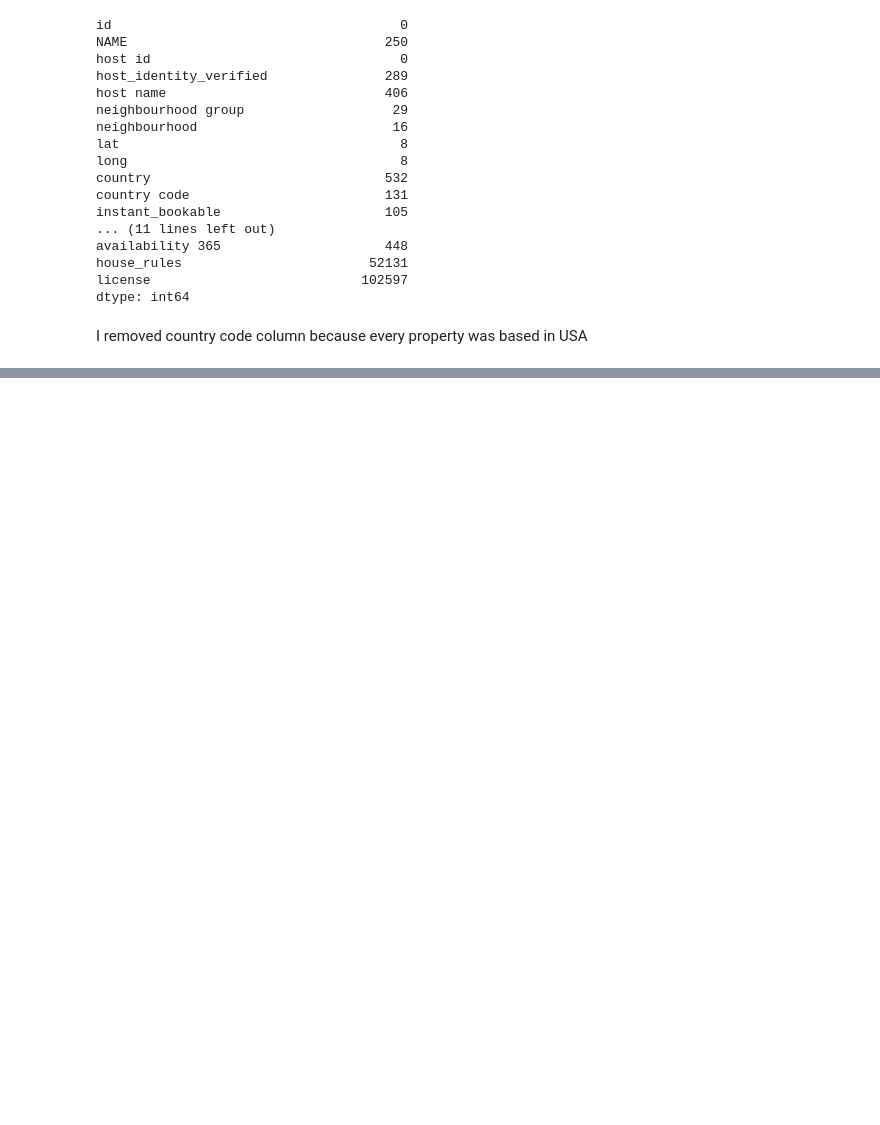
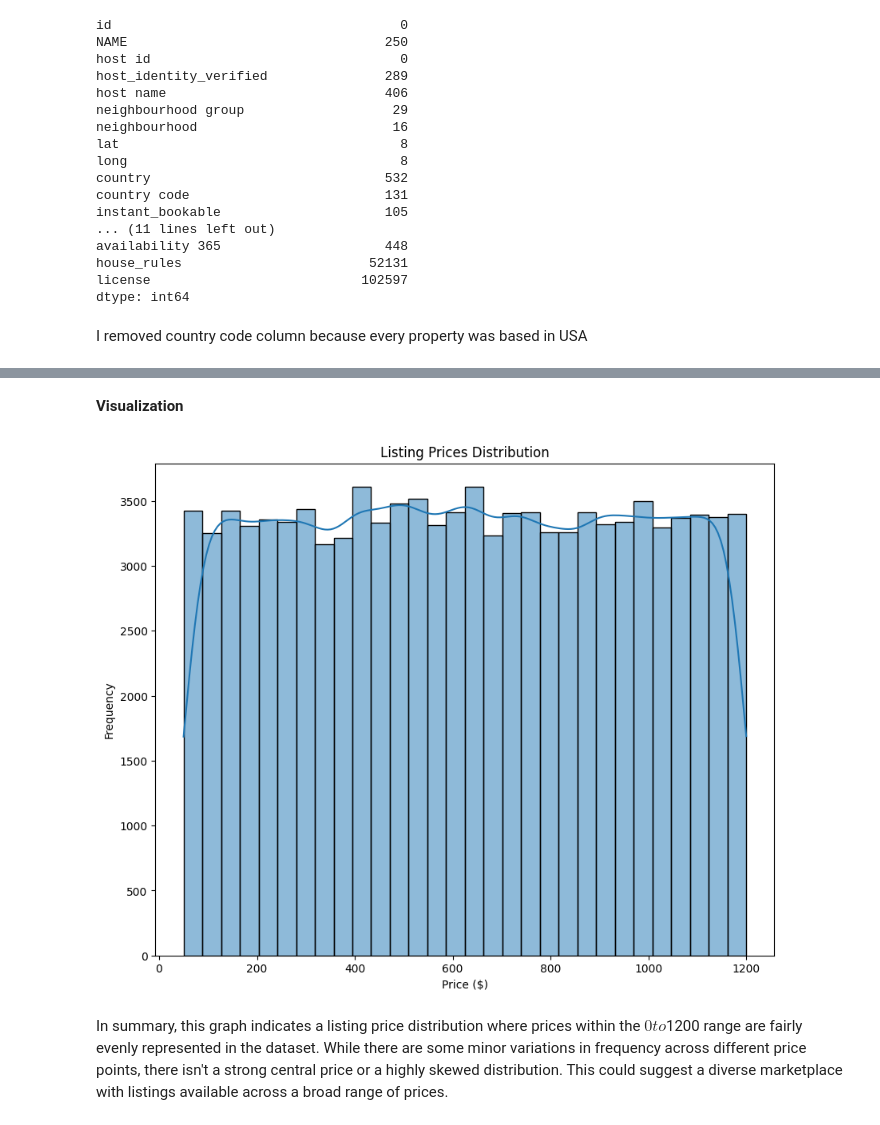
Before and after one commit to Kwasi-Dankwa/airbnb-eda, a Jupyter notebook: AirBnB.ipynb, the cells around one changed output, grey strips where cells are left out. Saved outputs shown, nothing was run; the diff lists cells and outputs as text; code cells hidden in the pictures; blank space fills up the shorter version.

```diff
--- a/AirBnB.ipynb
+++ b/AirBnB.ipynb
@@ -88,6 +89,8 @@ print(df.shape)
 # Remove dollar signs and convert to float
 df['price'] = df['price'].replace('[\$,]', '', regex=True).astype(float)
 df['service fee'] = df['service fee'].replace('[\$,]', '', regex=True).astype(float)
+
+df.drop('country code', axis=1, inplace=True)
 
 # remove duplicates in the data
 df.drop_duplicates(inplace=True)
@@ -135,0 +134,13 @@ df = df[df['NAME'] != "Unknown"]
+# %% [markdown]
+**Visualization**
+# %%
+plt.figure(figsize=(10, 8))
+sns.histplot(df['price'], bins=30, kde=True)
+plt.title('Listing Prices Distribution')
+plt.xlabel('Price ($)')
+plt.ylabel('Frequency')
+plt.show()
+# %% [output]
+[figure, added]
+# %% [markdown]
+In summary, this graph indicates a listing price distribution where prices within the $0 to $1200 range are fairly evenly represented in the dataset. While there are some minor variations in frequency across different price points, there isn't a strong central price or a highly skewed distribution. This could suggest a diverse marketplace with listings available across a broad range of prices.
```
Also changed, not shown: parts of 6 cells of this notebook.
